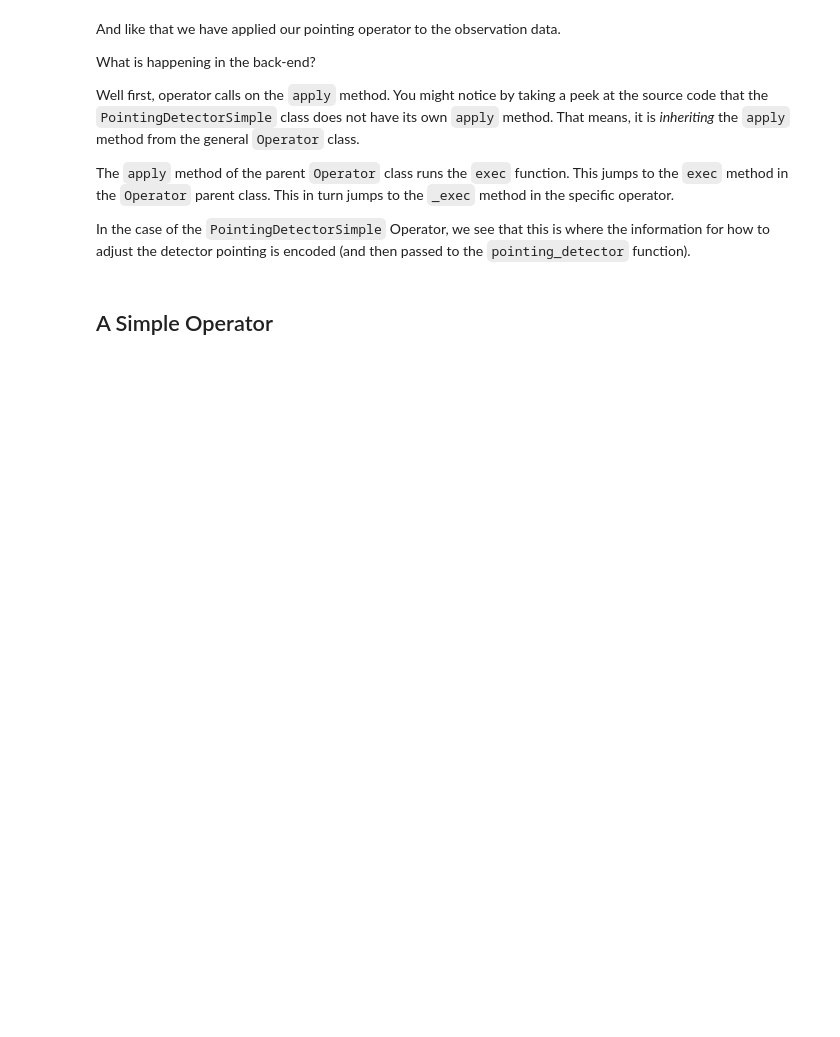
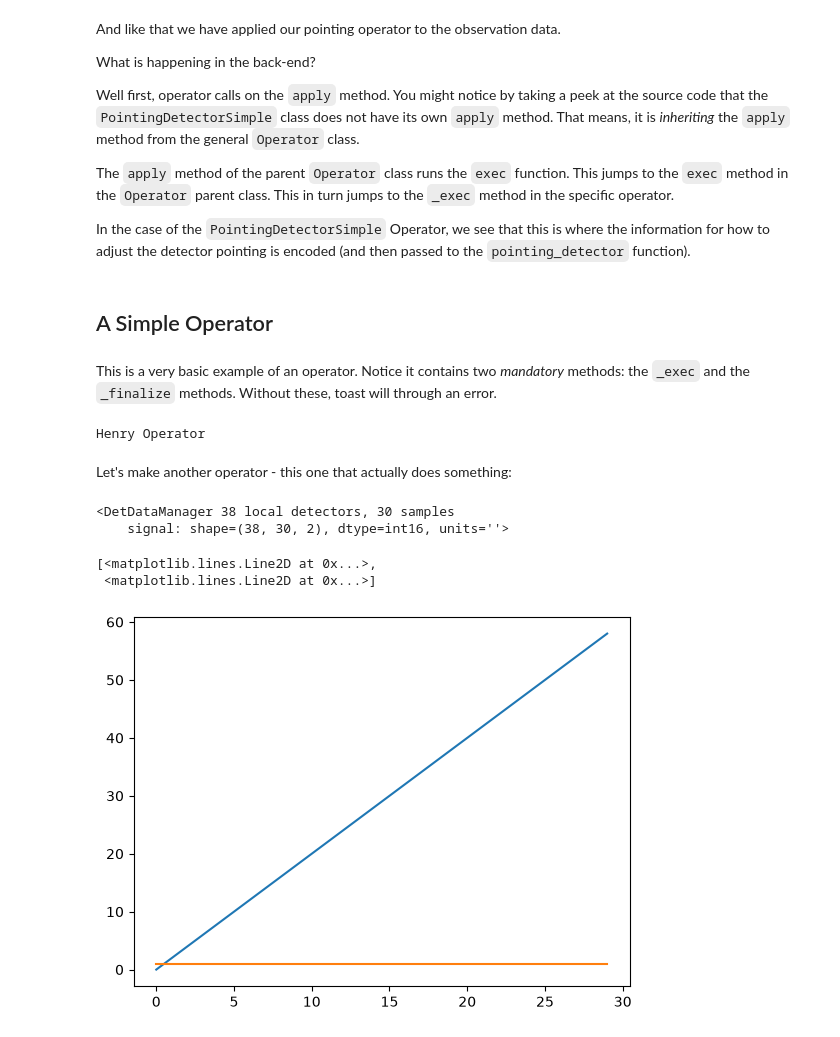
Before and after one commit to henry-e-n/SO_PointingReqs, a Jupyter notebook: toast_tutorial/04_BuildingAnOperator.ipynb, the cells around one changed output. Cells and saved outputs as stored; diff of their text form; code cells hidden in the pictures; blank space fills up the shorter version.

```diff
--- a/toast_tutorial/04_BuildingAnOperator.ipynb
+++ b/toast_tutorial/04_BuildingAnOperator.ipynb
@@ -147,0 +169,10 @@ from toast.ops.operator import Operator
+# %% [markdown]
+This is a very basic example of an operator. Notice it contains two _mandatory_ methods: the `_exec` and the `_finalize` methods. Without these, toast will through an error.
+# %%
+henry_operator = TestOperator(name = "Henry Operator")
+
+henry_operator.apply(data)
+# %% [output]
+Henry Operator
+# %% [markdown]
+Let's make another operator - this one that actually does something:
@@ -147,0 +217,13 @@ from toast.ops.operator import Operator
+# %%
+print(ob.detdata)
+# %% [output]
+<DetDataManager 38 local detectors, 30 samples
+    signal: shape=(38, 30, 2), dtype=int16, units=''>
+# %%
+import matplotlib.pyplot as plt
+
+plt.plot(ob.detdata['signal'][0])
+# %% [output]
+[<matplotlib.lines.Line2D at 0x...>,
+ <matplotlib.lines.Line2D at 0x...>]
+[figure, added]
```
Also changed, not shown: parts of 9 cells of this notebook, 1 other file.
